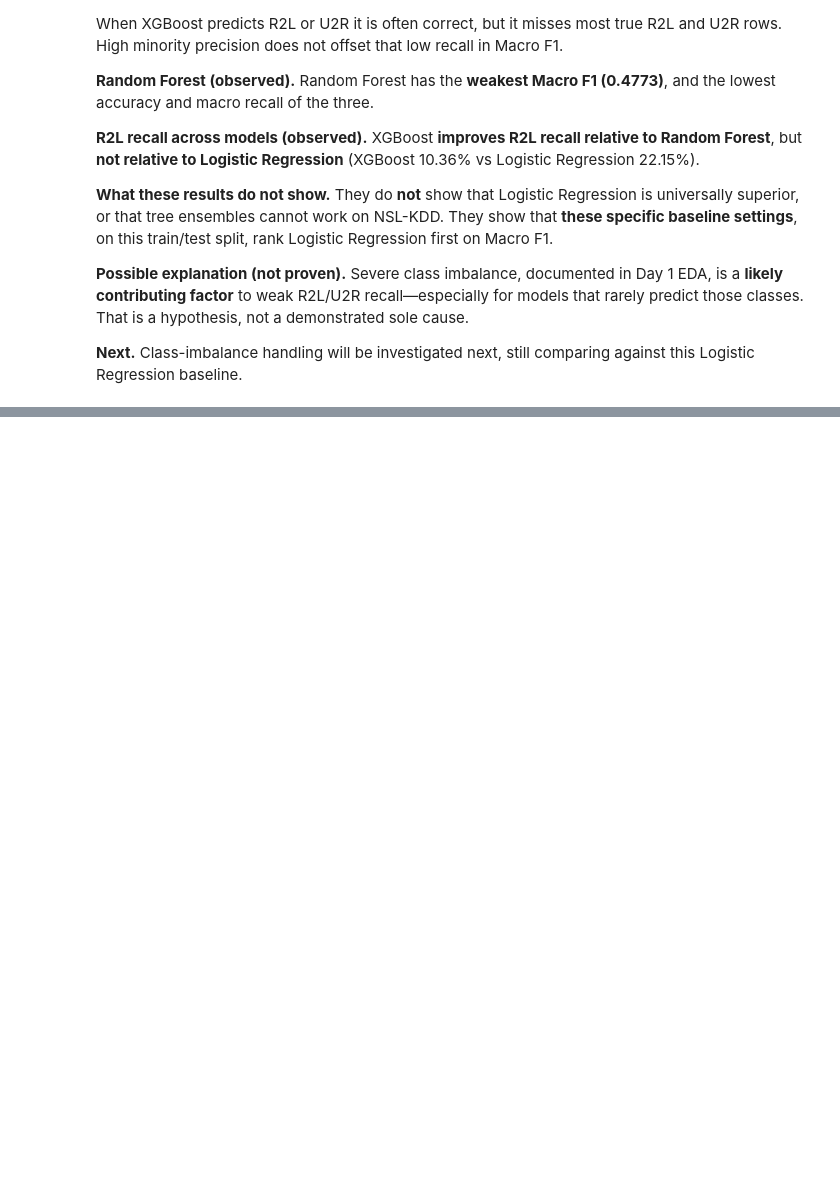
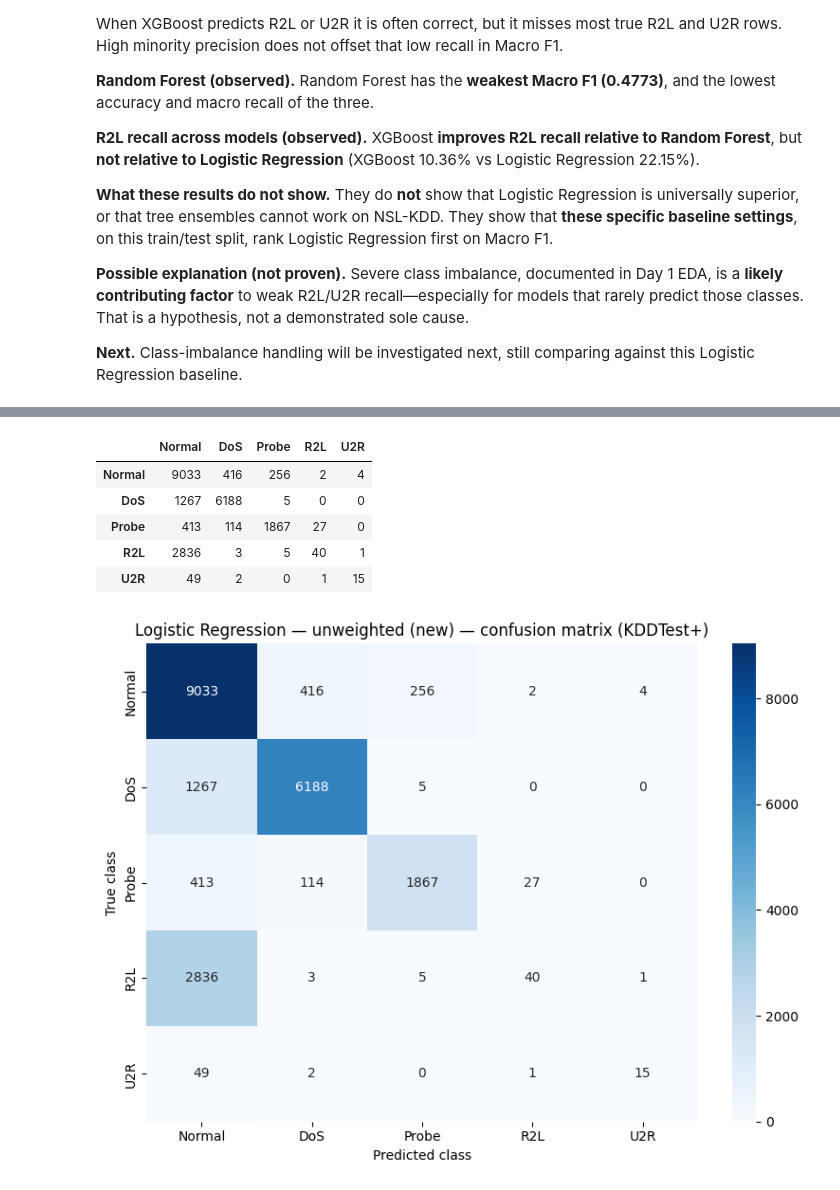
Before and after one commit to nitya098/network-traffic-anomaly-detection, a Jupyter notebook: notebooks/02_baseline_model.ipynb, the cells around one changed output, grey strips where cells are left out. Cells and saved outputs as stored; diff of their text form; code cells hidden in the pictures; blank space fills up the shorter version.

Commit message:
feat:add baseline models and imbalance analysis

```diff
--- a/notebooks/02_baseline_model.ipynb
+++ b/notebooks/02_baseline_model.ipynb
@@ -1071,0 +1203,68 @@ When XGBoost predicts R2L or U2R it is often correct, but it misses most true R2
+# %%
+def evaluate_predictions(title, y_hat):
+    acc = accuracy_score(y_test, y_hat)
+    p = precision_score(
+        y_test, y_hat, average="macro", labels=category_order, zero_division=0
+    )
+    r = recall_score(
+        y_test, y_hat, average="macro", labels=category_order, zero_division=0
+    )
+    f1 = f1_score(
+        y_test, y_hat, average="macro", labels=category_order, zero_division=0
+    )
+    per_class_recall = recall_score(
+        y_test, y_hat, labels=category_order, average=None, zero_division=0
+    )
+    print(title)
+    print(f"Accuracy:        {acc:.4f}")
+    print(f"Macro precision: {p:.4f}")
+    print(f"Macro recall:    {r:.4f}")
+    print(f"Macro F1:        {f1:.4f}")
+    print()
+    print(classification_report(y_test, y_hat, labels=category_order, digits=4, zero_division=0))
+    cm = confusion_matrix(y_test, y_hat, labels=category_order)
+    cm_df = pd.DataFrame(cm, index=category_order, columns=category_order)
+    display(cm_df)
+    plt.figure(figsize=(8, 6))
+    sns.heatmap(cm_df, annot=True, fmt="d", cmap="Blues", cbar=True)
+    plt.title(f"{title} — confusion matrix (KDDTest+)")
+    plt.xlabel("Predicted class")
+    plt.ylabel("True class")
+    plt.tight_layout()
+    plt.show()
+    return {
+        "accuracy": acc,
+        "macro_precision": p,
+        "macro_recall": r,
+        "macro_f1": f1,
+        "r2l_recall": per_class_recall[category_order.index("R2L")],
+        "u2r_recall": per_class_recall[category_order.index("U2R")],
+    }
+
+
+lr_unweighted_metrics = evaluate_predictions(
+    "Logistic Regression — unweighted (new)", lr_unweighted_pred
+)
+rf_unweighted_metrics = evaluate_predictions(
+    "Random Forest — unweighted (new)", rf_unweighted_pred
+)
+lr_class_weighted_metrics = evaluate_predictions(
+    "Logistic Regression — class weighted (new)", lr_class_weighted_pred
+)
+rf_class_weighted_metrics = evaluate_predictions(
+    "Random Forest — class weighted (new)", rf_class_weighted_pred
+)
+
+lr_baseline_r2l = recall_score(
+    y_test, y_pred, labels=category_order, average=None, zero_division=0
+)[category_order.index("R2L")]
+lr_baseline_u2r = recall_score(
+    y_test, y_pred, labels=category_order, average=None, zero_division=0
+)[category_order.index("U2R")]
+rf_baseline_r2l = recall_score(
+    y_test, rf_pred, labels=category_order, average=None, zero_division=0
+)[category_order.index("R2L")]
+rf_baseline_u2r = recall_score(
+    y_test, rf_pred, labels=category_order, average=None, zero_division=0
+)[category_order.index("U2R")]
+# %% [output]
@@ -1071,0 +1288,7 @@ When XGBoost predicts R2L or U2R it is often correct, but it misses most true R2
+|  | Normal | DoS | Probe | R2L | U2R |
+| Normal | 9033 | 416 | 256 | 2 | 4 |
+| DoS | 1267 | 6188 | 5 | 0 | 0 |
+| Probe | 413 | 114 | 1867 | 27 | 0 |
+| R2L | 2836 | 3 | 5 | 40 | 1 |
+| U2R | 49 | 2 | 0 | 1 | 15 |
+[figure, added]
```
Also changed, not shown: parts of 32 cells of this notebook.
